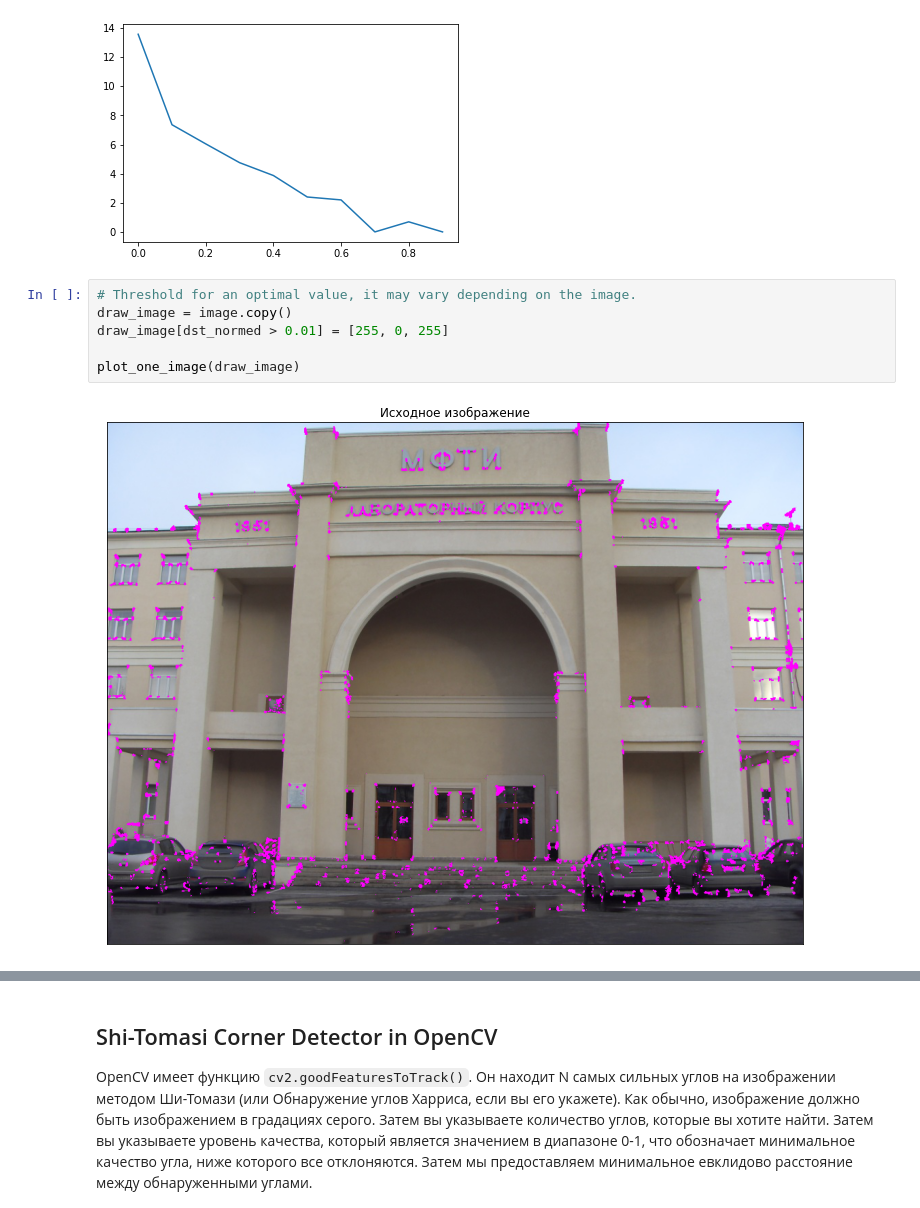
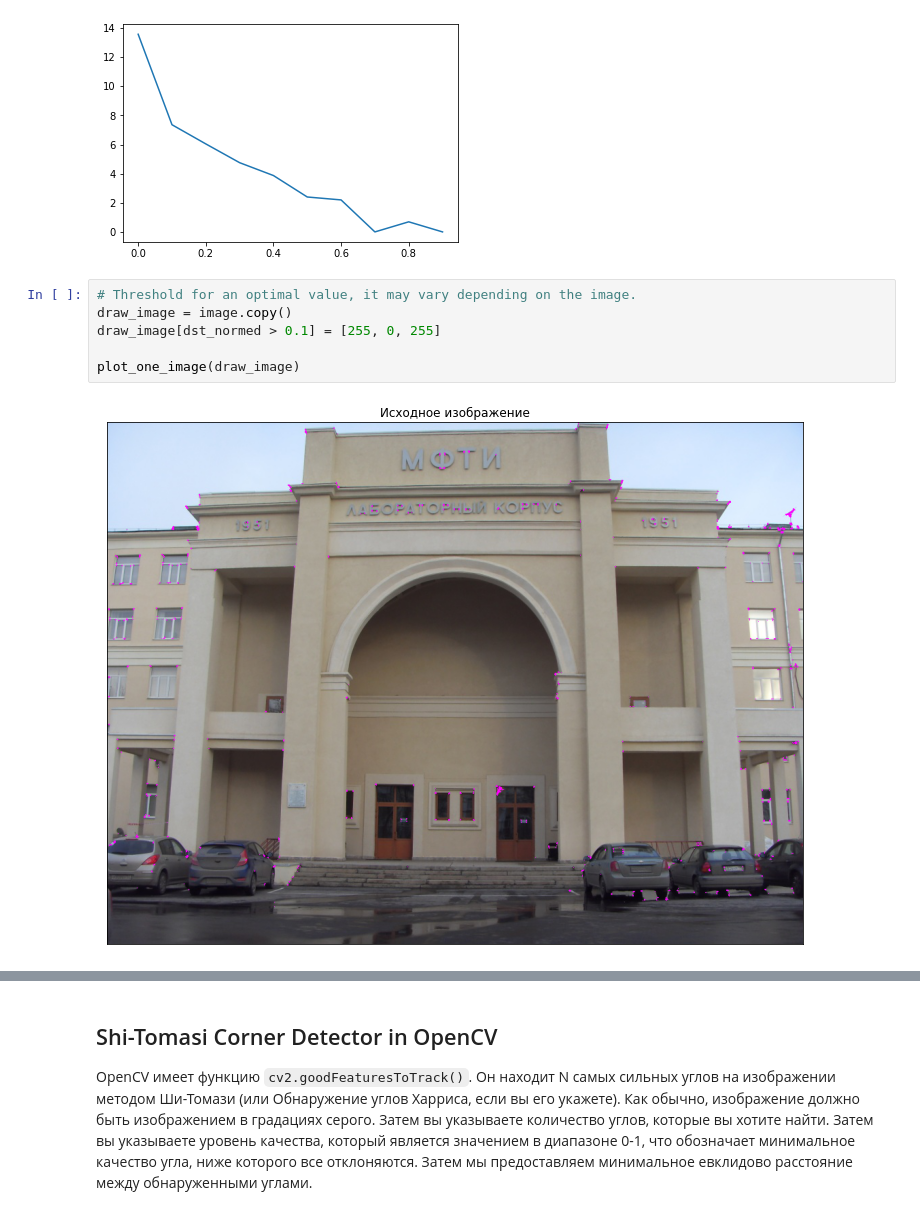
Before and after one commit to ml-dafe/cv_mipt_major, a Jupyter notebook: week_05_local_features/seminar_05.ipynb, the cells around one changed output, grey strips where cells are left out. Drawn from its saved outputs; the diff is of its cells as text.

```diff
--- a/week_05_local_features/seminar_05.ipynb
+++ b/week_05_local_features/seminar_05.ipynb
@@ -166,11 +177,11 @@ plt.show()
 # %%
 # Threshold for an optimal value, it may vary depending on the image.
 draw_image = image.copy()
-draw_image[dst_normed > 0.01] = [255, 0, 255]
+draw_image[dst_normed > 0.1] = [255, 0, 255]
 
 plot_one_image(draw_image)
 # %% [output]
-[figure, old version]
+[figure, new version]
 # %% [markdown]
 # Shi-Tomasi Corner Detector & Good Features to Track
 В прошлой главе мы увидели детектор углов Харриса. Позже в 1994 году Дж. Ши и К. Томази внесли небольшую модификацию в свою статью Good Features to Track, которая показывает лучшие результаты по сравнению с детектором Harris Corner Detector. Оценочную функцию в Harris Corner Detector предоставили:
```
Also changed, not shown: parts of 8 cells of this notebook, 38 other files.
